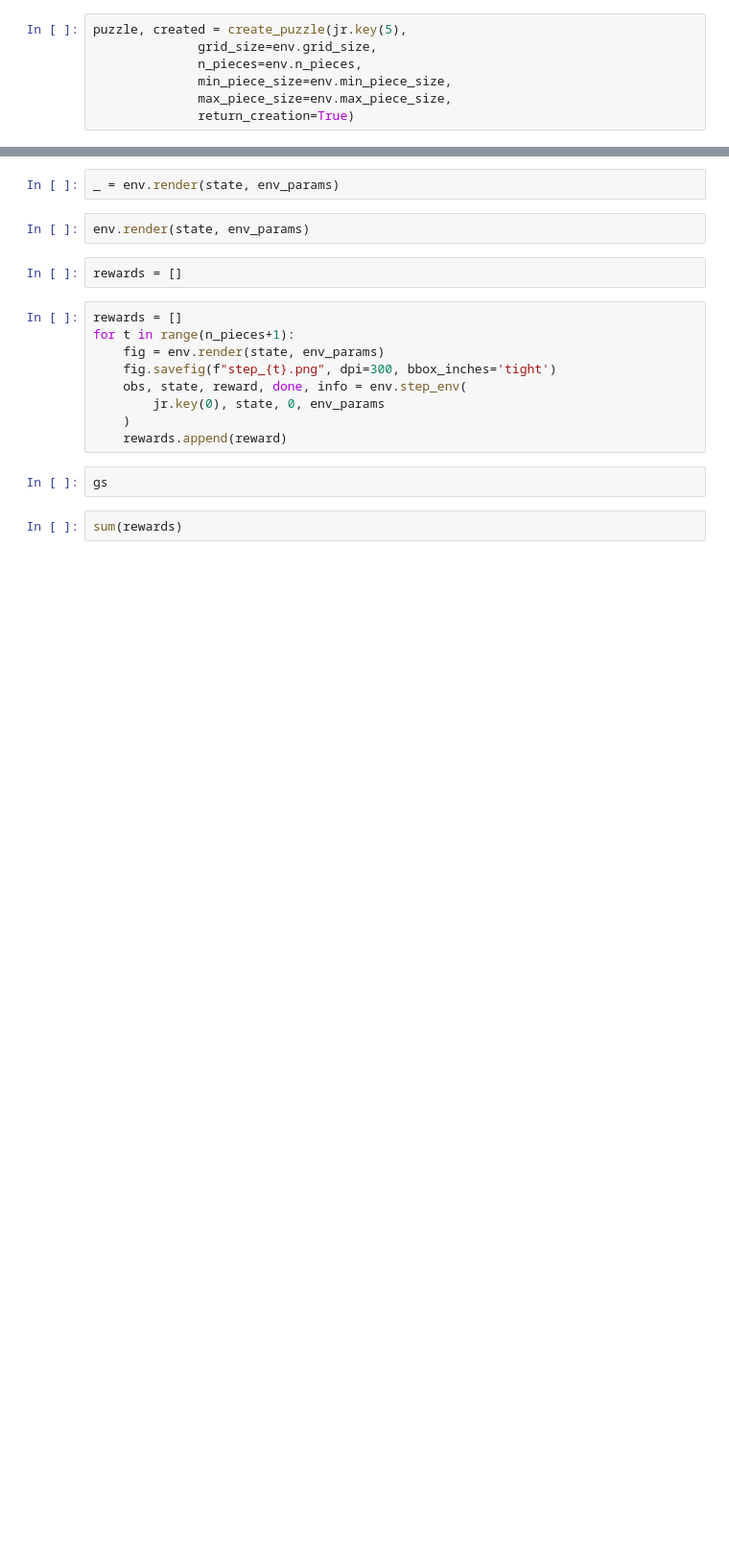
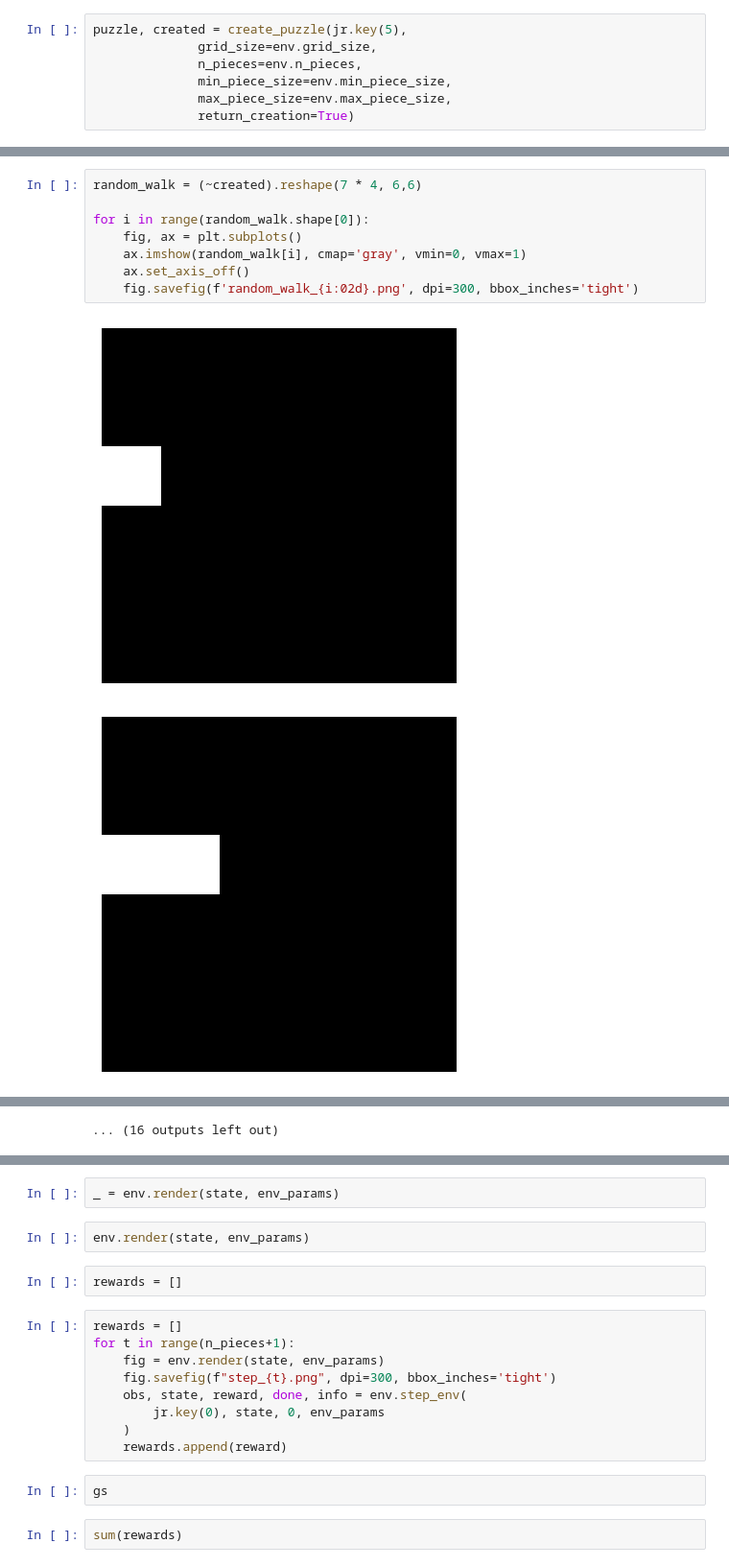
Before and after one commit to mpvanderschelling/puzzle_package_summer_school, a Jupyter notebook: scribble.ipynb, the cells around one changed output, grey strips where cells are left out. Shown at 96% size. Cells and saved outputs as stored; diff of their text form; blank space fills up the shorter version.

```diff
--- a/scribble.ipynb
+++ b/scribble.ipynb
@@ -43,0 +59,11 @@ created
+# %%
+random_walk = (~created).reshape(7 * 4, 6,6)
+
+for i in range(random_walk.shape[0]):
+    fig, ax = plt.subplots()
+    ax.imshow(random_walk[i], cmap='gray', vmin=0, vmax=1)
+    ax.set_axis_off()
+    fig.savefig(f'random_walk_{i:02d}.png', dpi=300, bbox_inches='tight')
+# %% [output]
+[figure, added]
+[figure, added]
@@ -43,0 +80 @@ created
+... (16 outputs left out)
```
Also changed, not shown: parts of 5 cells of this notebook, 4 other files.
